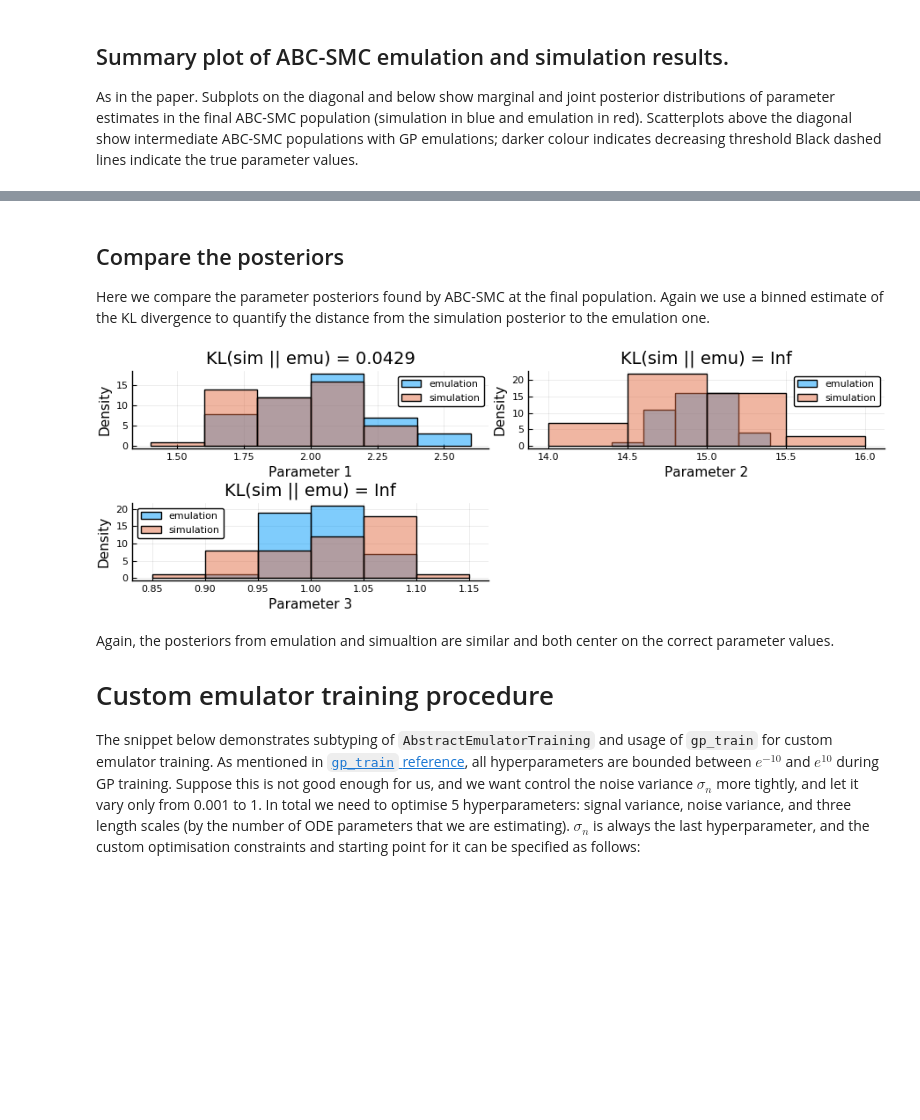
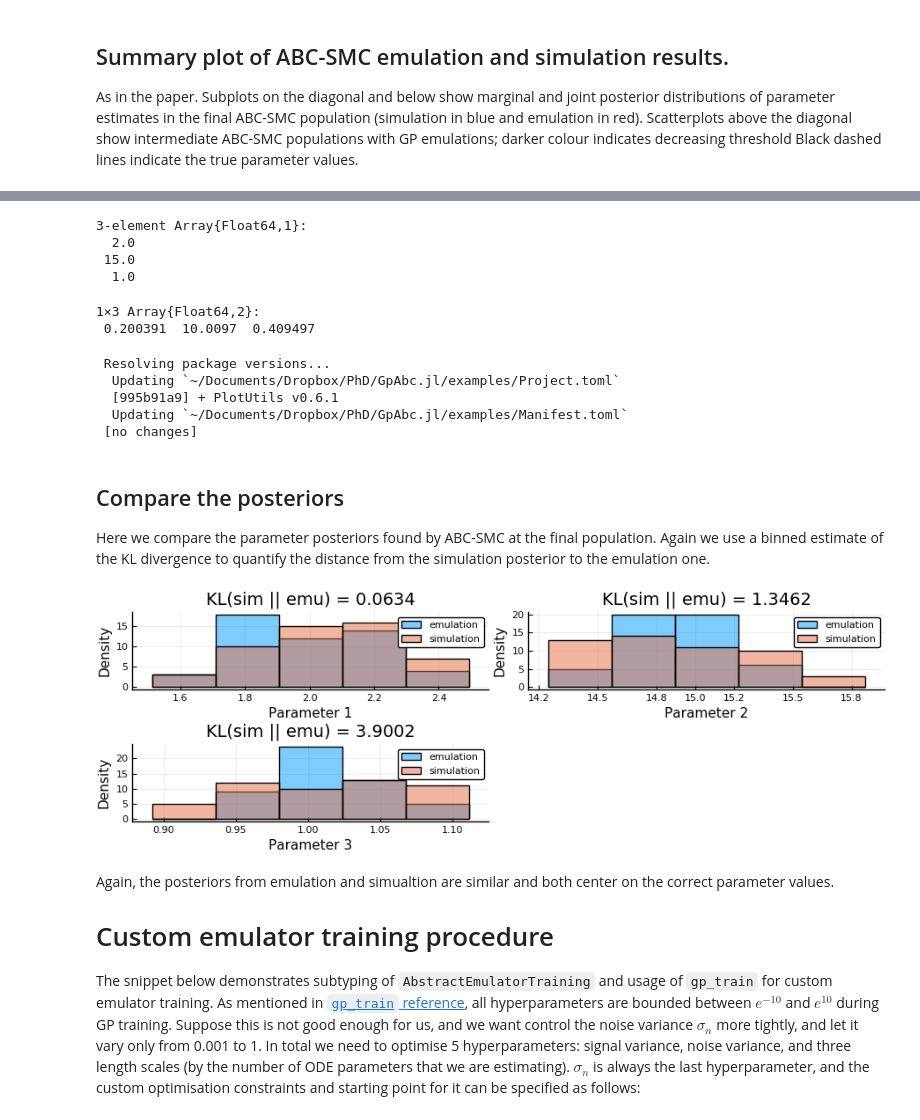
Before and after one commit to tanhevg/GpABC.jl, a Jupyter notebook: examples/abc-example.ipynb, the cells around one changed output, grey strips where cells are left out. Drawn from its saved outputs; the diff is of its cells as text; code cells hidden in the pictures; blank space fills up the shorter version.

Commit message:
Fixing KLD in ABC example

```diff
--- a/examples/abc-example.ipynb
+++ b/examples/abc-example.ipynb
@@ -189,19 +189,24 @@ As one can see the resulting posteriors from simulation and emulation are simila
 # %%
 nbins = 5 # The number of bins when plotting the posteriors and calcuating KL(simulation || emulation)
 
-function binned_kl_estimate(samples1, samples2, nbins)
+function get_bin_edges(samples1, samples2, nbins)
     alldata = vcat([samples1, samples2]...)
     max_val = maximum(alldata)
     min_val = minimum(alldata)
     eps = 1e-9 # So that edge cases are still binned
-    bin_edges = Array(range(min_val-eps, stop=max_val+eps, length=nbins+1))
+    Array(range(min_val-eps, stop=max_val+eps, length=nbins+1))
+end
+
+function binned_kl_estimate(samples1, samples2, nbins)
 
     function bindata(data)
-        bincounts = fit(Histogram, data, bin_edges).weights
+        bincounts = fit(Histogram, data, get_bin_edges(samples1, samples2, nbins)).weights
         bincounts/sum(bincounts)
     end
-
-    kl_divergence(bindata(samples1), bindata(samples2))
+    eps = 1e-9 # To avoid division by zero
+    binned_samples1 = bindata(samples1)
+    binned_samples2 = bindata(samples2)
+    sum(binned_samples1 .* log.((binned_samples1.+eps)./(binned_samples2.+eps)))
 end
 
 kl_divergences = [binned_kl_estimate(sim_result.population[:,j], emu_result.population[:,j], nbins) for j in 1:3]
@@ -210,7 +215,7 @@ plts = Array{Plots.Plot}(undef, length(priors))
 for idx in 1:length(plts)
     min_pop_len = min(size(emu_result.population, 1), size(sim_result.population, 1))
     plts[idx] = histogram([emu_result.population[1:min_pop_len,idx] sim_result.population[1:min_pop_len,idx]],
-        bins=nbins,
+        bins=get_bin_edges(emu_result.population[1:min_pop_len,idx], sim_result.population[1:min_pop_len,idx], nbins),
         label=["emulation" "simulation"], fillalpha=0.5, xlabel="Parameter $idx", ylabel="Density",
         title=@sprintf("KL(sim || emu) = %.4f", kl_divergences[idx]))
 end
@@ -324,3 +472,24 @@ plot(emu_abcsmc_res, sim_abcsmc_res, true_params[param_indices])
+# %%
+true_params[param_indices]
+# %% [output]
+3-element Array{Float64,1}:
+  2.0
+ 15.0
+  1.0
+# %%
+all_particles = hcat([vcat(sim_abcsmc_res.population...); vcat(emu_abcsmc_res.population...)])
+minimum(all_particles, dims=1)
+# %% [output]
+1×3 Array{Float64,2}:
+ 0.200391  10.0097  0.409497
+# %%
+Pkg.add("PlotUtils")
+# %% [output]
+ Resolving package versions...
+  Updating `~/Documents/Dropbox/PhD/GpAbc.jl/examples/Project.toml`
+  [995b91a9] + PlotUtils v0.6.1
+  Updating `~/Documents/Dropbox/PhD/GpAbc.jl/examples/Manifest.toml`
+ [no changes]
 # %% [markdown]
 ## Compare the posteriors
 
@@ -328,20 +497,20 @@ Here we compare the parameter posteriors found by ABC-SMC at the final populatio
 # %%
 nbins = 5
 kl_divergences = [binned_kl_estimate(sim_abcsmc_res.population[end][:,j], emu_abcsmc_res.population[end][:,j], nbins) for j in 1:3]
 
 sim_pop = sim_abcsmc_res.population[end]
 emu_pop = emu_abcsmc_res.population[end]
 for idx in 1:length(plts)
     min_pop_len = min(size(emu_pop, 1), size(sim_pop, 1))
     plts[idx] = histogram([emu_pop[1:min_pop_len,idx] sim_pop[1:min_pop_len,idx]],
-        bins=nbins,
+        bins=get_bin_edges(emu_pop[1:min_pop_len,idx], sim_pop[1:min_pop_len,idx], nbins),
         label=["emulation" "simulation"], fillalpha=0.5, xlabel="Parameter $idx", ylabel="Density",
         title=@sprintf("KL(sim || emu) = %.4f", kl_divergences[idx]))
 end
 
 plot(plts..., size=(900,300))
 # %% [output]
-[figure, old version]
+[figure, new version]
 # %% [markdown]
 Again, the posteriors from emulation and simualtion are similar and both center on the correct parameter values.
 
```
Also changed, not shown: parts of 10 cells of this notebook, 1 other file.
